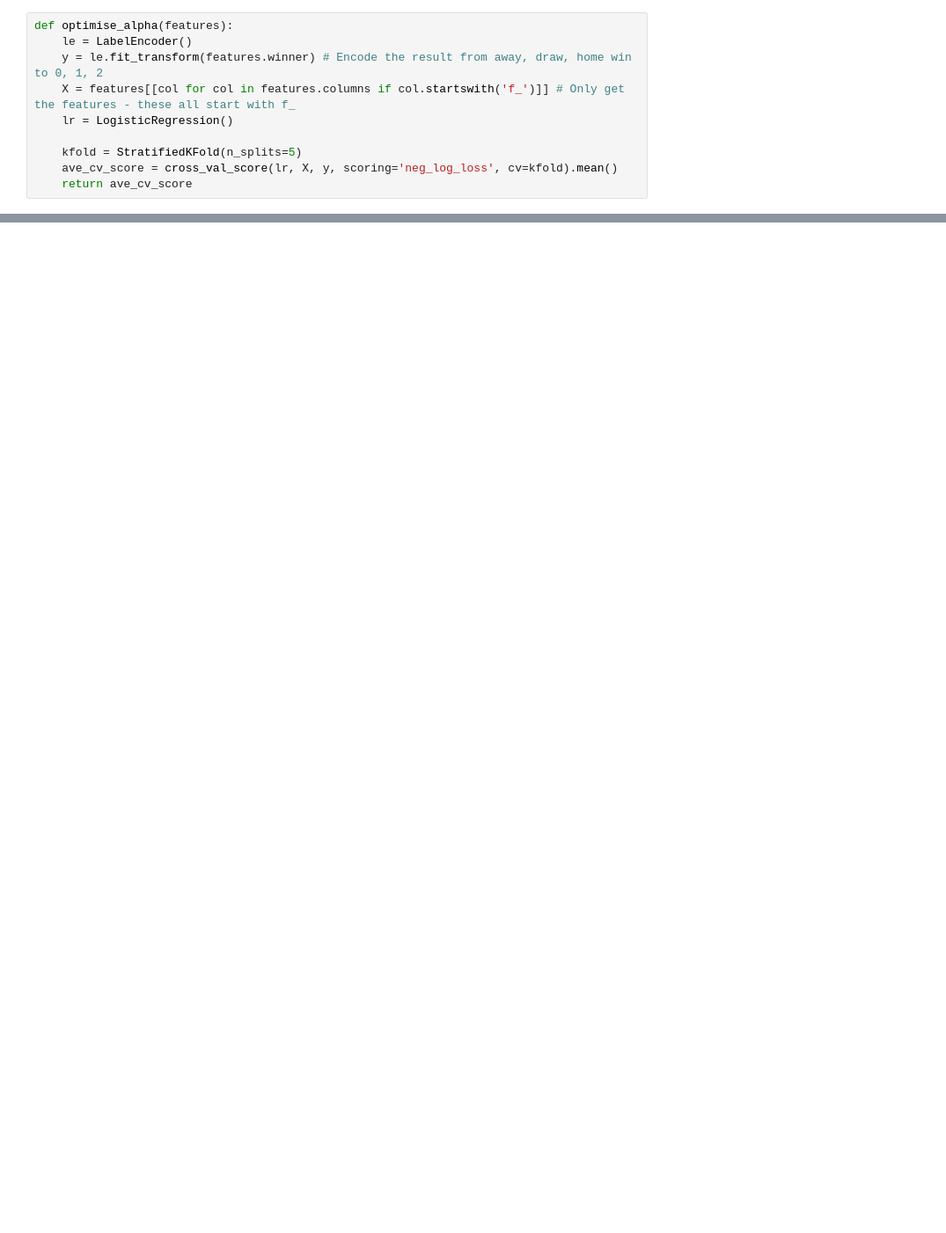
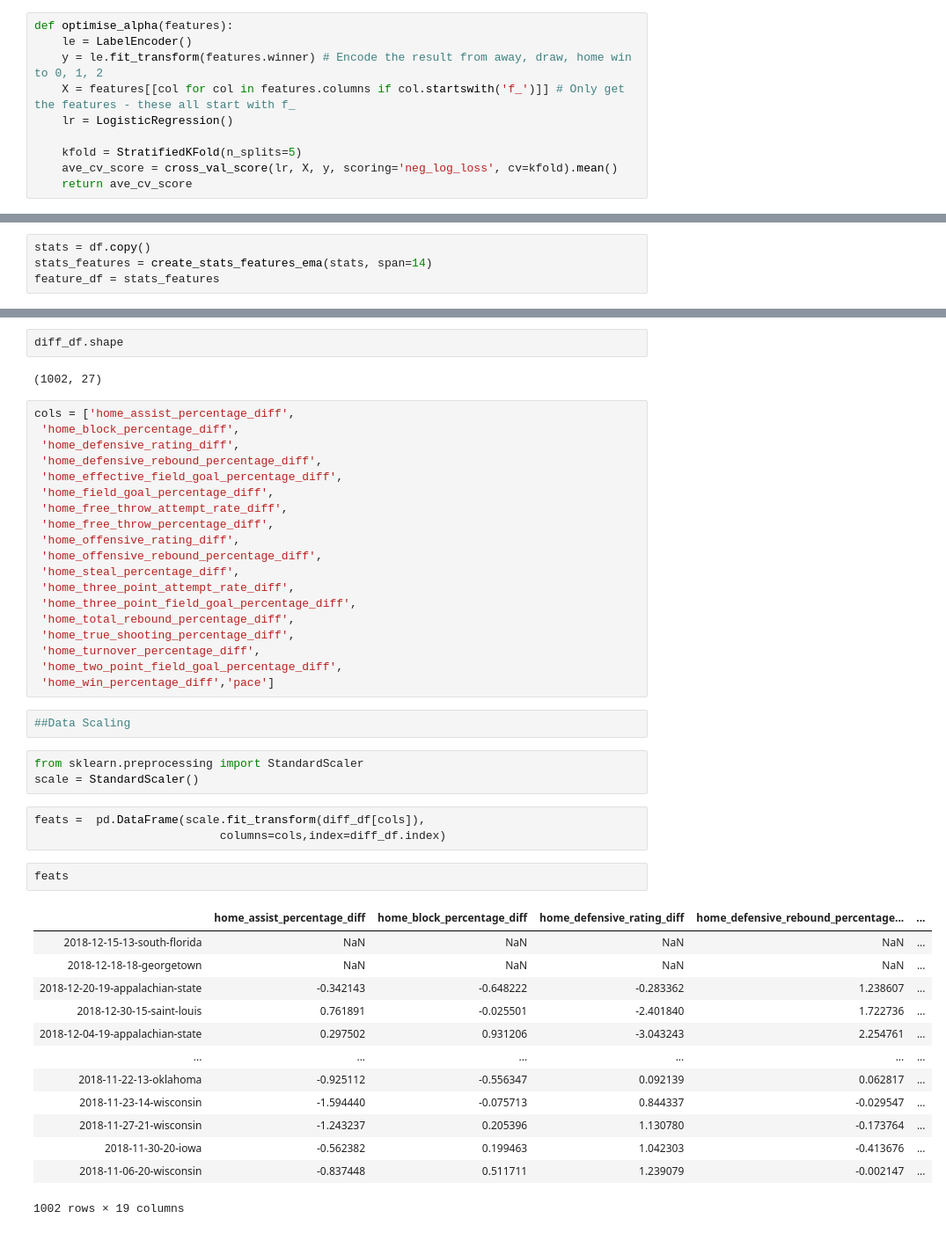
Before and after one commit to MachineEarnedRuns/NCAAB-Game-Predictor-WIP-, a Jupyter notebook: NCAA Men's Basketball Game Predictor.ipynb, the cells around one changed output, grey strips where cells are left out. Shown at 88% size. Cells and saved outputs as stored; diff of their text form; blank space fills up the shorter version.

```diff
--- a/NCAA Men's Basketball Game Predictor.ipynb
+++ b/NCAA Men's Basketball Game Predictor.ipynb
@@ -958,0 +914,4 @@ Our lowest log loss (0.655529) occurred at a span of 14
+# %%
+stats = df.copy()
+stats_features = create_stats_features_ema(stats, span=14)
+feature_df = stats_features
@@ -958,0 +957,47 @@ Our lowest log loss (0.655529) occurred at a span of 14
+# %%
+diff_df.shape
+# %% [output]
+(1002, 27)
+# %%
+cols = ['home_assist_percentage_diff',
+ 'home_block_percentage_diff',
+ 'home_defensive_rating_diff',
+ 'home_defensive_rebound_percentage_diff',
+ 'home_effective_field_goal_percentage_diff',
+ 'home_field_goal_percentage_diff',
+ 'home_free_throw_attempt_rate_diff',
+ 'home_free_throw_percentage_diff',
+ 'home_offensive_rating_diff',
+ 'home_offensive_rebound_percentage_diff',
+ 'home_steal_percentage_diff',
+ 'home_three_point_attempt_rate_diff',
+ 'home_three_point_field_goal_percentage_diff',
+ 'home_total_rebound_percentage_diff',
+ 'home_true_shooting_percentage_diff',
+ 'home_turnover_percentage_diff',
+ 'home_two_point_field_goal_percentage_diff',
+ 'home_win_percentage_diff','pace']
+# %%
+##Data Scaling
+# %%
+from sklearn.preprocessing import StandardScaler
+scale = StandardScaler()
+# %%
+feats =  pd.DataFrame(scale.fit_transform(diff_df[cols]),
+                           columns=cols,index=diff_df.index)
+# %%
+feats
+# %% [output]
+|  | home_assist_percentage_diff | home_block_percentage_diff | home_defensive_rating_diff | home_defensive_rebound_percentage... | ... |
+| 2018-12-15-13-south-florida | NaN | NaN | NaN | NaN | ... |
+| 2018-12-18-18-georgetown | NaN | NaN | NaN | NaN | ... |
+| 2018-12-20-19-appalachian-state | -0.342143 | -0.648222 | -0.283362 | 1.238607 | ... |
+| 2018-12-30-15-saint-louis | 0.761891 | -0.025501 | -2.401840 | 1.722736 | ... |
+| 2018-12-04-19-appalachian-state | 0.297502 | 0.931206 | -3.043243 | 2.254761 | ... |
+| ... | ... | ... | ... | ... | ... |
+| 2018-11-22-13-oklahoma | -0.925112 | -0.556347 | 0.092139 | 0.062817 | ... |
+| 2018-11-23-14-wisconsin | -1.594440 | -0.075713 | 0.844337 | -0.029547 | ... |
+| 2018-11-27-21-wisconsin | -1.243237 | 0.205396 | 1.130780 | -0.173764 | ... |
+| 2018-11-30-20-iowa | -0.562382 | 0.199463 | 1.042303 | -0.413676 | ... |
+| 2018-11-06-20-wisconsin | -0.837448 | 0.511711 | 1.239079 | -0.002147 | ... |
+1002 rows × 19 columns
```
Also changed, not shown: parts of 30 cells of this notebook.
